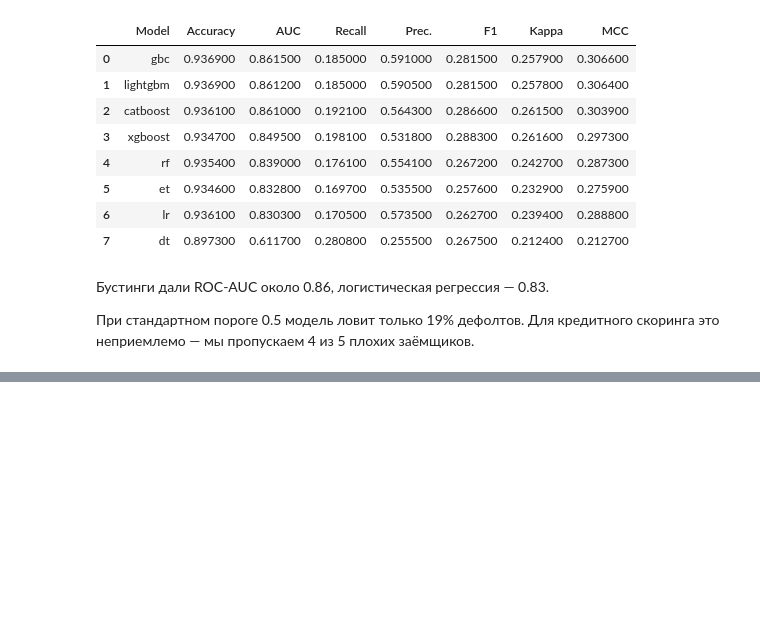
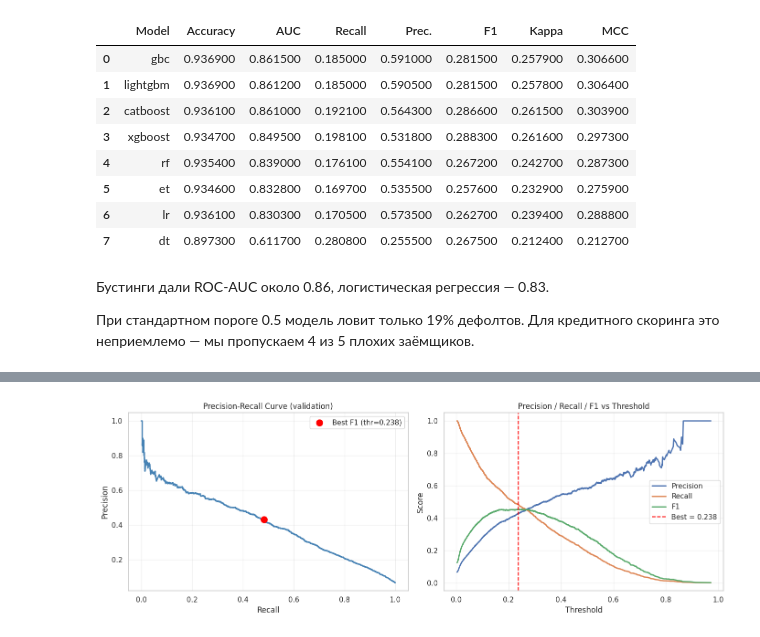
Before and after one commit to GiannisAnte/credit-scoring-case, a Jupyter notebook: credit_scoring_case.ipynb, the cells around one changed output, grey strips where cells are left out. Drawn from its saved outputs; the diff is of its cells as text; code cells hidden in the pictures; blank space fills up the shorter version.

Commit message:
final model

```diff
--- a/credit_scoring_case.ipynb
+++ b/credit_scoring_case.ipynb
@@ -1044,0 +1273,9 @@ results.style.background_gradient(cmap='RdYlGn', subset=['AUC'])
+# %%
+y_val_proba = best_model.predict_proba(X_val_f)[:, 1]
+
+precisions, recalls, thresholds = precision_recall_curve(y_val, y_val_proba)
+f1 = 2 * (precisions * recalls) / (precisions + recalls + 1e-9)
+best_thr = thresholds[f1.argmax()]
+
+print(f"Best threshold (по F1 на validation): {best_thr:.3f}")
+print(f"Val PR-AUC: {average_precision_score(y_val, y_val_proba):.4f}")
@@ -1044,0 +1323,32 @@ results.style.background_gradient(cmap='RdYlGn', subset=['AUC'])
+# %%
+fig, axes = plt.subplots(1, 2, figsize=(14, 5))
+
+# PR-кривая
+axes[0].plot(recalls, precisions, linewidth=2, color="steelblue")
+axes[0].scatter(
+    recalls[f1.argmax()], precisions[f1.argmax()],
+    color="red", s=100, zorder=5,
+    label=f"Best F1 (thr={best_thr:.3f})"
+)
+axes[0].set_xlabel("Recall")
+axes[0].set_ylabel("Precision")
+axes[0].set_title("Precision-Recall Curve (validation)")
+axes[0].legend()
+axes[0].grid(alpha=0.3)
+
+# Threshold plot
+axes[1].plot(thresholds, precisions[:-1], label="Precision", linewidth=2)
+axes[1].plot(thresholds, recalls[:-1],    label="Recall",    linewidth=2)
+axes[1].plot(thresholds, f1[:-1],         label="F1",        linewidth=2)
+axes[1].axvline(best_thr, color="red", linestyle="--",
+                label=f"Best = {best_thr:.3f}")
+axes[1].set_xlabel("Threshold")
+axes[1].set_ylabel("Score")
+axes[1].set_title("Precision / Recall / F1 vs Threshold")
+axes[1].legend()
+axes[1].grid(alpha=0.3)
+
+plt.tight_layout()
+plt.show()
+# %% [output]
+[figure, added]
```
Also changed, not shown: parts of 20 cells of this notebook.
